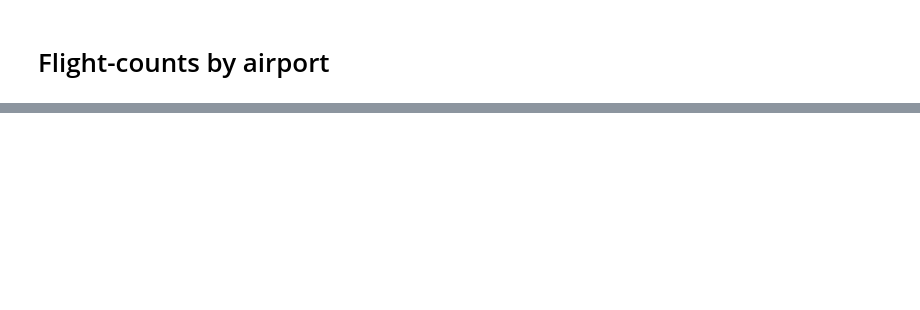
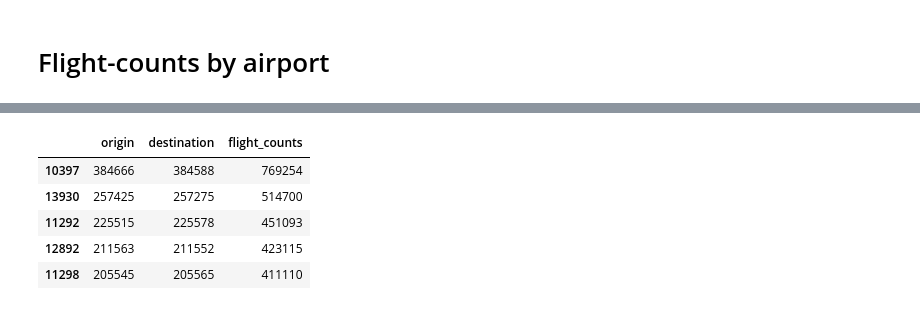
Before and after one commit to wtak23/airtraffic, a Jupyter notebook: final_scripts/flight-count-analysis1-Copy1.ipynb, the cells around one changed output, grey strips where cells are left out. Cells and saved outputs as stored; diff of their text form; code cells hidden in the pictures; blank space fills up the shorter version.

```diff
--- a/final_scripts/flight-count-analysis1-Copy1.ipynb
+++ b/final_scripts/flight-count-analysis1-Copy1.ipynb
@@ -711,0 +691,14 @@ flight_counts
+# %%
+flight_counts_orig = df_data['ORIGIN_AIRPORT_ID'].value_counts().to_frame(name='origin')
+flight_counts_dest = df_data['DEST_AIRPORT_ID'].value_counts().to_frame(name='destination')
+
+flight_counts = flight_counts_orig.join(flight_counts_dest,how='inner')
+flight_counts['flight_counts'] = flight_counts['origin'] + flight_counts['destination']
+flight_counts.head()
+# %% [output]
+|  | origin | destination | flight_counts |
+| 10397 | 384666 | 384588 | 769254 |
+| 13930 | 257425 | 257275 | 514700 |
+| 11292 | 225515 | 225578 | 451093 |
+| 12892 | 211563 | 211552 | 423115 |
+| 11298 | 205545 | 205565 | 411110 |
```
Also changed, not shown: parts of 13 cells of this notebook, 8 other files.
